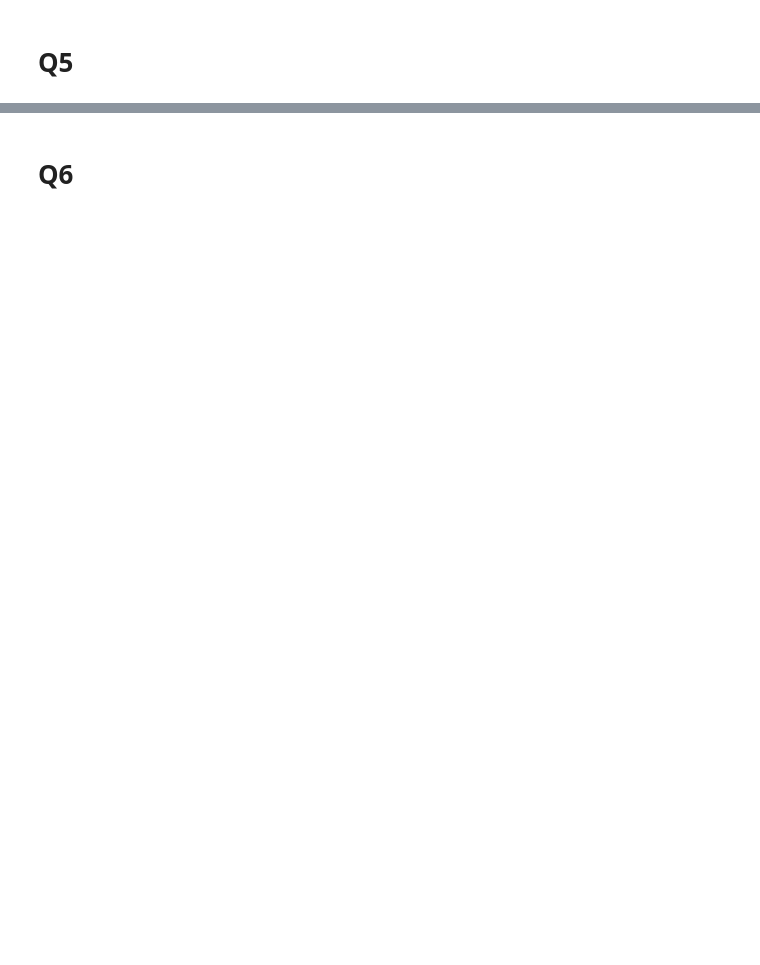
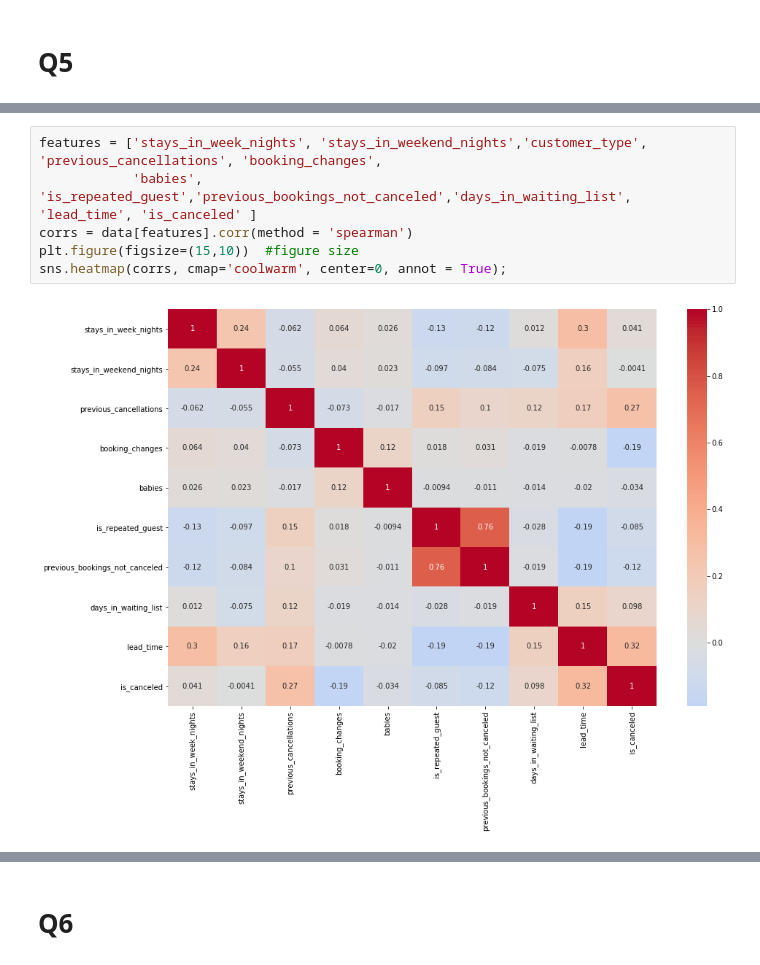
Before and after one commit to barGav1/DaTest, a Jupyter notebook: ניתוח נתונים (1)/unit1.ipynb, the cells around one changed output, grey strips where cells are left out. Drawn from its saved outputs; the diff is of its cells as text; blank space fills up the shorter version.

```diff
--- a/ניתוח נתונים (1)/unit1.ipynb
+++ b/ניתוח נתונים (1)/unit1.ipynb
@@ -71,0 +130,8 @@ dtype: object
+# %%
+features = ['stays_in_week_nights', 'stays_in_weekend_nights','customer_type', 'previous_cancellations', 'booking_changes',
+            'babies', 'is_repeated_guest','previous_bookings_not_canceled','days_in_waiting_list', 'lead_time', 'is_canceled' ]
+corrs = data[features].corr(method = 'spearman')
+plt.figure(figsize=(15,10))  #figure size
+sns.heatmap(corrs, cmap='coolwarm', center=0, annot = True);
+# %% [output]
+[figure, added]
```
Also changed, not shown: parts of 10 cells of this notebook.
